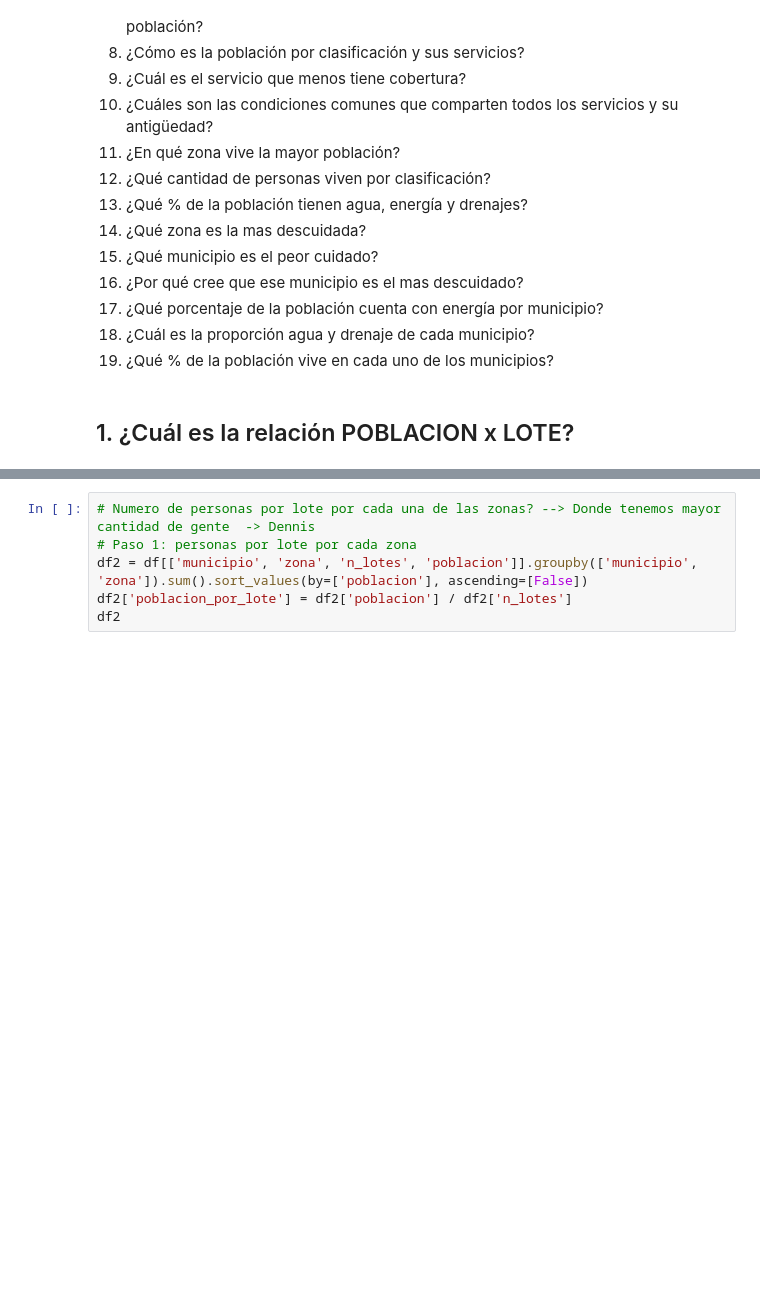
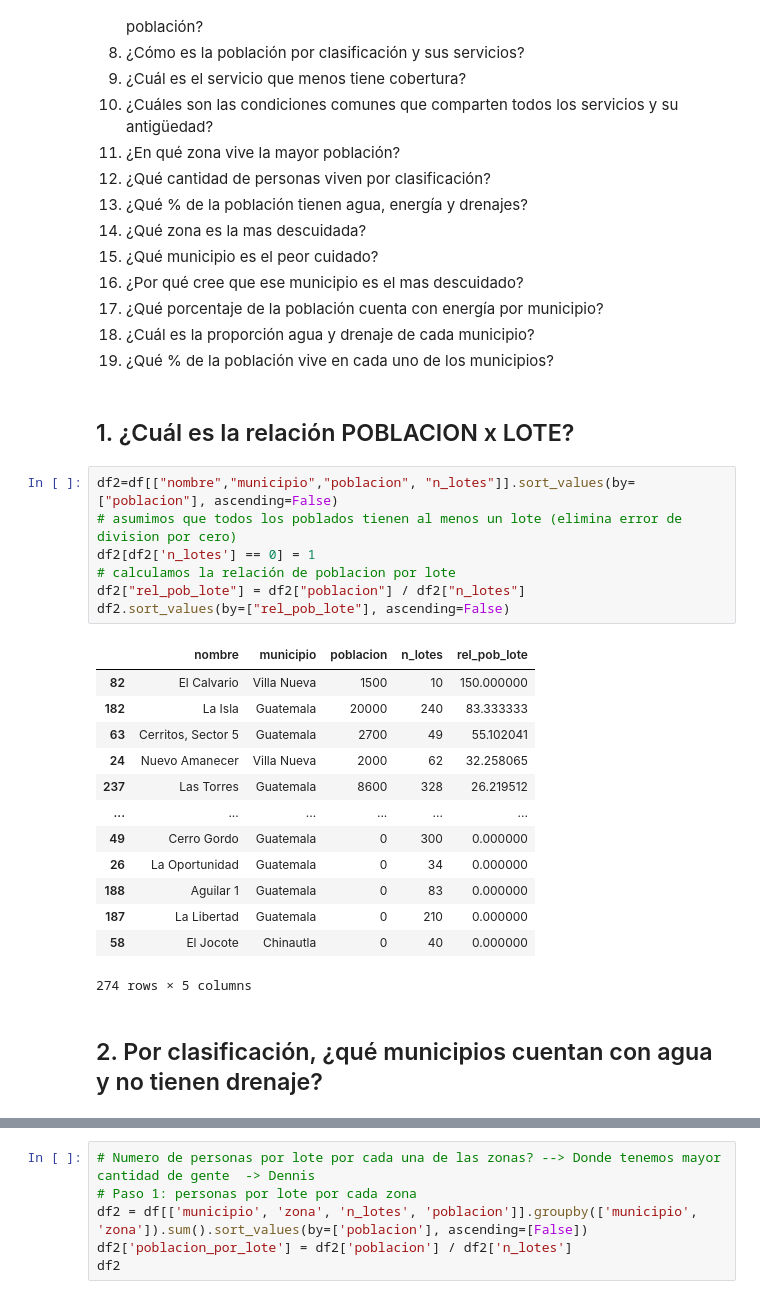
Before and after one commit to dennis-ciancoders/notas-pytnon-galileo, a Jupyter notebook: clase0703222/clase.ipynb, the cells around one changed output, grey strips where cells are left out. Drawn from its saved outputs; the diff is of its cells as text; blank space fills up the shorter version.

```diff
--- a/clase0703222/clase.ipynb
+++ b/clase0703222/clase.ipynb
@@ -76,3 +76,26 @@ df
 19. ¿Qué % de la población vive en cada uno de los municipios?
 # %% [markdown]
 ## 1. ¿Cuál es la relación POBLACION x LOTE?
+# %%
+df2=df[["nombre","municipio","poblacion", "n_lotes"]].sort_values(by=["poblacion"], ascending=False)
+# asumimos que todos los poblados tienen al menos un lote (elimina error de division por cero)
+df2[df2['n_lotes'] == 0] = 1
+# calculamos la relación de poblacion por lote
+df2["rel_pob_lote"] = df2["poblacion"] / df2["n_lotes"]
+df2.sort_values(by=["rel_pob_lote"], ascending=False)
+# %% [output]
+|  | nombre | municipio | poblacion | n_lotes | rel_pob_lote |
+| 82 | El Calvario | Villa Nueva | 1500 | 10 | 150.000000 |
+| 182 | La Isla | Guatemala | 20000 | 240 | 83.333333 |
+| 63 | Cerritos, Sector 5 | Guatemala | 2700 | 49 | 55.102041 |
+| 24 | Nuevo Amanecer | Villa Nueva | 2000 | 62 | 32.258065 |
+| 237 | Las Torres | Guatemala | 8600 | 328 | 26.219512 |
+| ... | ... | ... | ... | ... | ... |
+| 49 | Cerro Gordo | Guatemala | 0 | 300 | 0.000000 |
+| 26 | La Oportunidad | Guatemala | 0 | 34 | 0.000000 |
+| 188 | Aguilar 1 | Guatemala | 0 | 83 | 0.000000 |
+| 187 | La Libertad | Guatemala | 0 | 210 | 0.000000 |
+| 58 | El Jocote | Chinautla | 0 | 40 | 0.000000 |
+274 rows × 5 columns
+# %% [markdown]
+## 2. Por clasificación, ¿qué municipios cuentan con agua y  no tienen drenaje?
```
Also changed, not shown: parts of 29 cells of this notebook, 1 other file.
